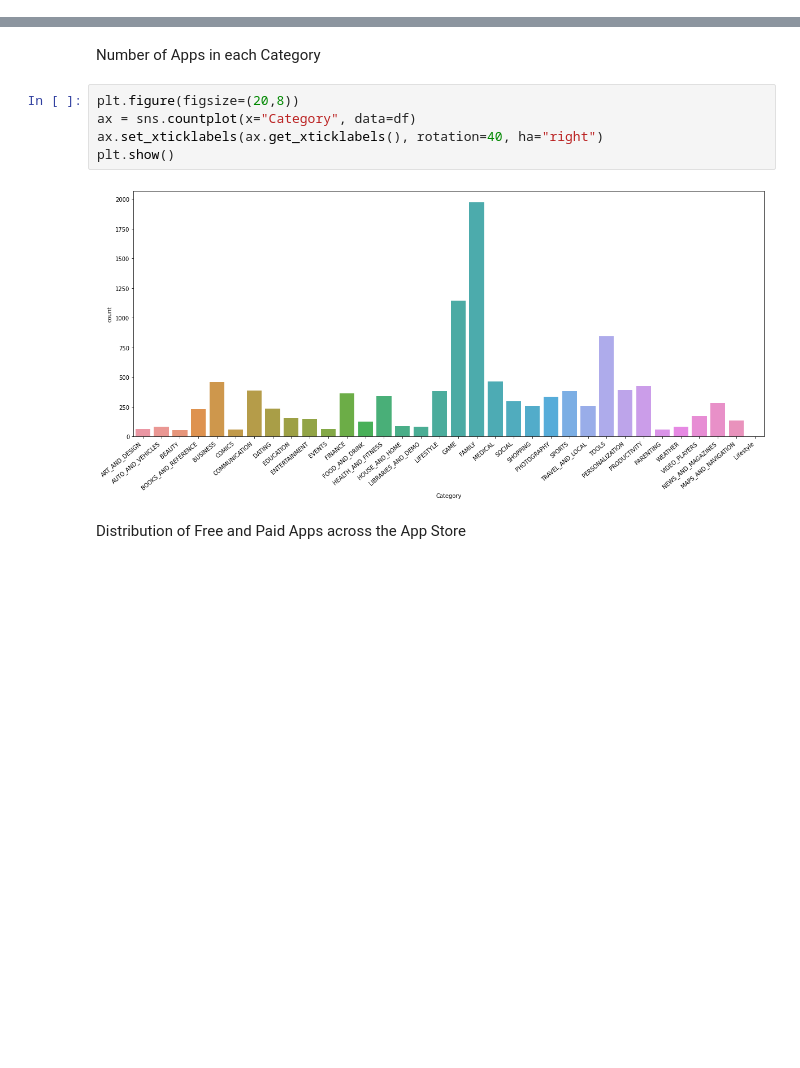
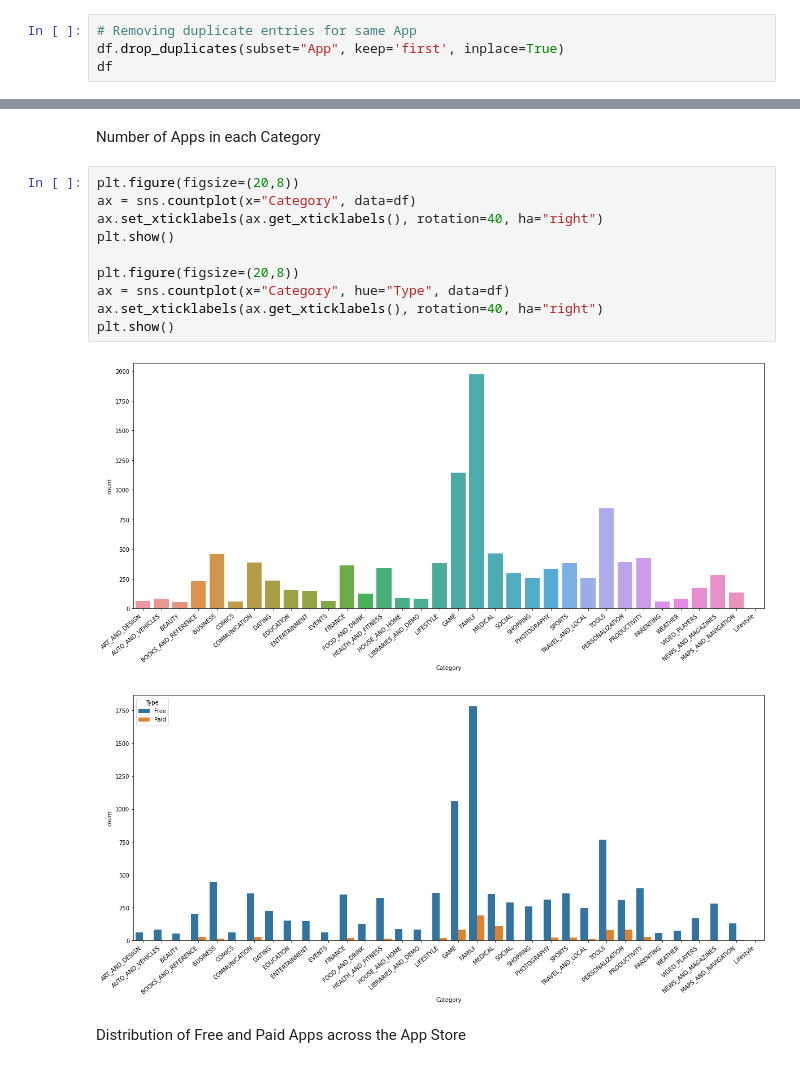
Before and after one commit to ayushxx7/pandas-course-project, a Jupyter notebook: zerotopandas_course_project.ipynb, the cells around one changed output, grey strips where cells are left out. Saved outputs shown, nothing was run; the diff lists cells and outputs as text; blank space fills up the shorter version.

Commit message:
Visualizations completed + removed duplicate Apps

```diff
--- a/zerotopandas_course_project.ipynb
+++ b/zerotopandas_course_project.ipynb
@@ -308,3 +308,7 @@ array(['4.0.3 and up', '4.2 and up', '4.4 and up', '2.3 and up',
        '8.0 and up', '5.0 - 8.0', '3.1 and up', '2.0.1 and up',
        '4.1 - 7.1.1', nan, '5.0 - 6.0', '1.0 and up', '2.2 - 7.1.1',
        '5.0 - 7.1.1'], dtype=object)
+# %%
+# Removing duplicate entries for same App
+df.drop_duplicates(subset="App", keep='first', inplace=True)
+df
@@ -325,10 +343,16 @@ Number of Apps in each Category
 # %%
 plt.figure(figsize=(20,8))
 ax = sns.countplot(x="Category", data=df)
 ax.set_xticklabels(ax.get_xticklabels(), rotation=40, ha="right")
 plt.show()
+
+plt.figure(figsize=(20,8))
+ax = sns.countplot(x="Category", hue="Type", data=df)
+ax.set_xticklabels(ax.get_xticklabels(), rotation=40, ha="right")
+plt.show()
 # %% [output]
 [figure]
+[figure, added]
 # %% [markdown]
 Distribution of Free and Paid Apps across the App Store
 # %%
```
Also changed, not shown: parts of 7 cells of this notebook.
